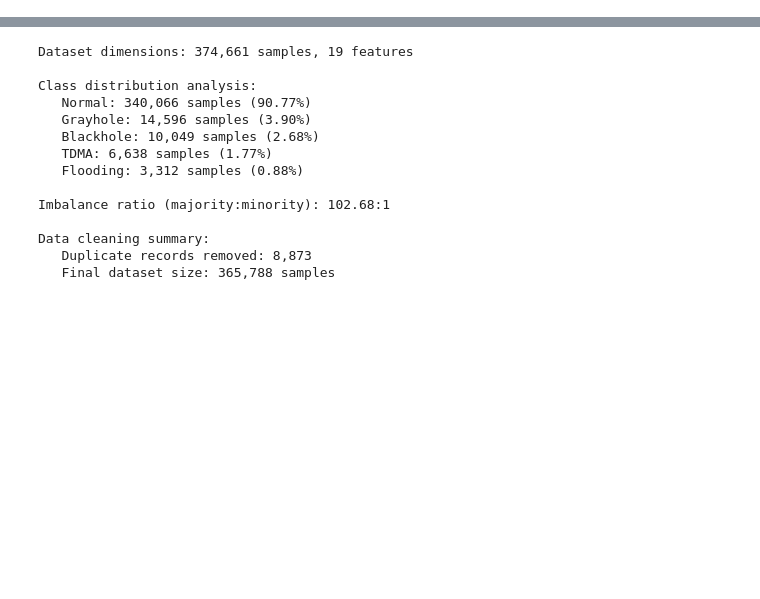
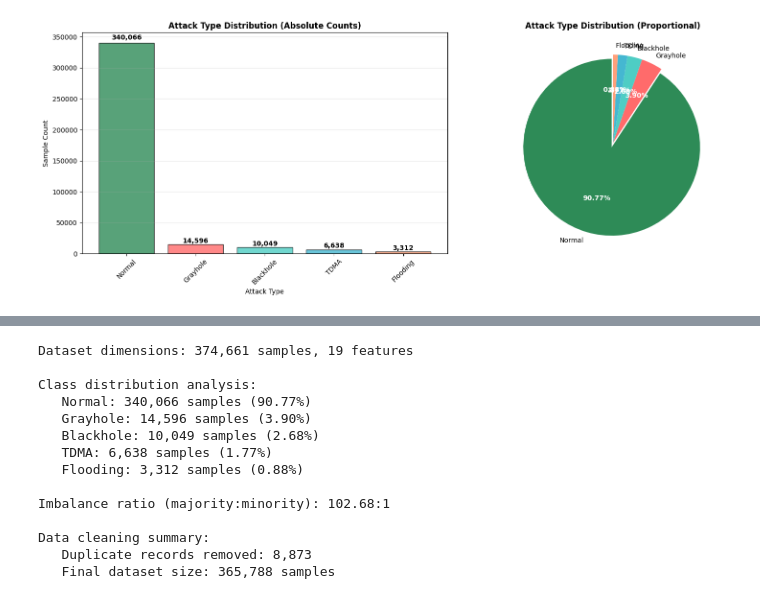
Before and after one commit to gilangbbe/WSN-DS-exploratory, a Jupyter notebook: WSN_ML_Modeling.ipynb, the cells around one changed output, grey strips where cells are left out. Drawn from its saved outputs; the diff is of its cells as text; code cells hidden in the pictures; blank space fills up the shorter version.

Commit message:
proper formatting

```diff
--- a/WSN_ML_Modeling.ipynb
+++ b/WSN_ML_Modeling.ipynb
@@ -160,0 +375,72 @@ print("✓ Clean output mode activated")
+# %%
+# Target Variable Distribution Analysis
+print("Attack Type Distribution and Class Balance Analysis")
+print("=" * 50)
+
+# Calculate attack type distribution
+attack_counts = df['Attack type'].value_counts()
+attack_percent = df['Attack type'].value_counts(normalize=True) * 100
+
+print("Attack type distribution:")
+for attack_type, count in attack_counts.items():
+    percentage = attack_percent[attack_type]
+    print(f"   {attack_type:<12}: {count:>8,} samples ({percentage:>5.2f}%)")
+
+# Class imbalance assessment
+imbalance_ratio = attack_counts.max() / attack_counts.min()
+print(f"\nClass imbalance metrics:")
+print(f"   Majority class: {attack_counts.index[0]} ({attack_counts.iloc[0]:,} samples)")
+print(f"   Minority class: {attack_counts.index[-1]} ({attack_counts.iloc[-1]:,} samples)")
+print(f"   Imbalance ratio: {imbalance_ratio:.2f}:1")
+
+if imbalance_ratio > 10:
+    print(f"   Assessment: Severe class imbalance detected - specialized techniques required")
+else:
+    print(f"   Assessment: Moderate class distribution - standard techniques applicable")
+
+# Visualization of attack type distribution
+fig, (ax1, ax2) = plt.subplots(1, 2, figsize=(16, 6))
+
+# Bar plot with enhanced styling
+colors = ['#2E8B57', '#FF6B6B', '#4ECDC4', '#45B7D1', '#FFA07A']
+bars = ax1.bar(attack_counts.index, attack_counts.values, color=colors, alpha=0.8, edgecolor='black', linewidth=1)
+ax1.set_title('Attack Type Distribution (Absolute Counts)', fontweight='bold', fontsize=12)
+ax1.set_xlabel('Attack Type')
+ax1.set_ylabel('Sample Count')
+ax1.tick_params(axis='x', rotation=45)
+ax1.grid(True, alpha=0.3, axis='y')
+
+# Add value labels on bars
+for bar, count in zip(bars, attack_counts.values):
+    height = bar.get_height()
+    ax1.text(bar.get_x() + bar.get_width()/2., height + height*0.01,
+             f'{count:,}', ha='center', va='bottom', fontweight='bold')
+
+# Pie chart with percentage labels
+wedges, texts, autotexts = ax2.pie(attack_counts.values, labels=attack_counts.index,
+                                   autopct='%1.2f%%', colors=colors, startangle=90,
+                                   explode=[0.05 if i == 0 else 0 for i in range(len(attack_counts))])
+ax2.set_title('Attack Type Distribution (Proportional)', fontweight='bold', fontsize=12)
+
+# Enhanced text formatting
+for autotext in autotexts:
+    autotext.set_color('white')
+    autotext.set_fontweight('bold')
+    autotext.set_fontsize(10)
+
+plt.tight_layout()
+plt.show()
+
+# Attack severity classification
+print(f"\nAttack categorization by frequency:")
+normal_count = attack_counts['Normal']
+attack_classes = attack_counts.drop('Normal')
+
+print(f"   Normal traffic: {normal_count:,} samples ({attack_percent['Normal']:.2f}%)")
+print(f"   Attack traffic: {attack_classes.sum():,} samples ({attack_classes.sum()/len(df)*100:.2f}%)")
+
+print(f"\nAttack type severity ranking (by rarity):")
+for i, (attack_type, count) in enumerate(attack_classes.sort_values().items(), 1):
+    severity = "Critical" if count < 10000 else "High" if count < 20000 else "Moderate"
+    print(f"   {i}. {attack_type:<12}: {count:>6,} samples ({severity} priority)")
+# %% [output]
@@ -160,0 +461 @@ print("✓ Clean output mode activated")
+[figure, added]
```
Also changed, not shown: parts of 29 cells of this notebook.
